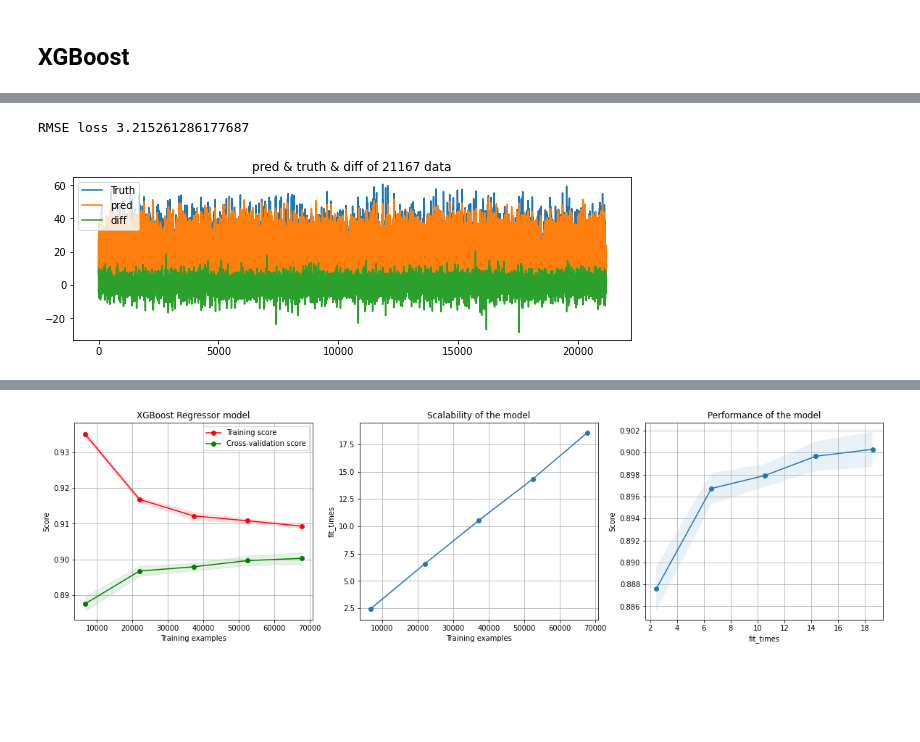
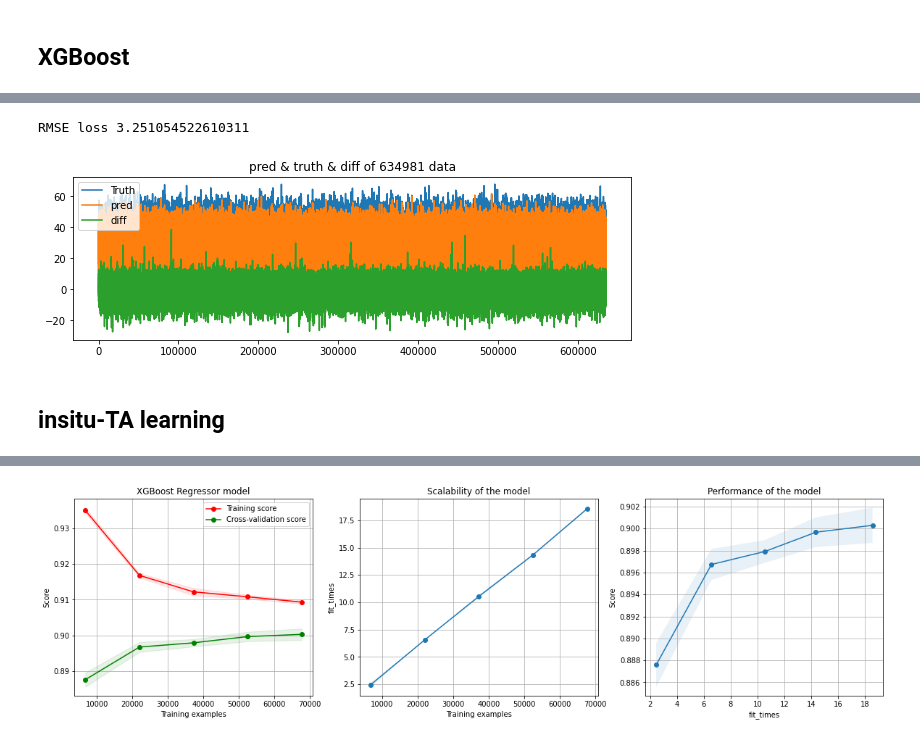
Before and after one commit to luanakwon/GroundTemperature, a Jupyter notebook: GroundTemp.ipynb, the cells around one changed output, grey strips where cells are left out. Saved outputs shown, nothing was run; the diff lists cells and outputs as text; code cells hidden in the pictures; blank space fills up the shorter version.

```diff
--- a/GroundTemp.ipynb
+++ b/GroundTemp.ipynb
@@ -194,10 +194,10 @@ print(df.shape)
 # %%
-X_train, X_test, Y_train, Y_test = train_test_split(
-    df.loc[:,timecol+featureInUse],df.loc[:,target], test_size=0.2*fraction, train_size=0.8*fraction,
+X_train, X_val, Y_train_all, Y_val_all = train_test_split(
+    df.loc[:,timecol+featureInUse],df.loc[:,targets], test_size=0.2*fraction, train_size=0.8*fraction,
     random_state=RANDOM_STATE, shuffle=True, stratify=None)
-print(f"{X_train.shape[0]} train values, {X_test.shape[0]} test values out of {df.shape[0]} values")
+print(f"{X_train.shape[0]} train values, {X_val.shape[0]} test values out of {df.shape[0]} values")
 print(X_train.shape)
-print(X_test.shape)
-print(Y_train.shape)
-print(Y_test.shape)
+print(X_val.shape)
+print(Y_train_all.shape)
+print(Y_val_all.shape)
 # %% [output]
@@ -386,8 +397,8 @@ import xgboost as xgb
 # %%
 XGBR_model = xgb.XGBRegressor(
-    max_depth=4,
-    learning_rate=0.03,
-    n_estimators=2000,
+    max_depth=3,
+    learning_rate=0.1,
+    n_estimators=1700,
     verbosity=0,
     silent=None,
     objective="reg:squarederror",
@@ -397,7 +408,7 @@ XGBR_model = xgb.XGBRegressor(
     gamma=0,
     min_child_weight=1,
     max_delta_step=0,
-    subsample=1,
+    subsample=0.8,
     colsample_bytree=1,
     colsample_bylevel=1,
     colsample_bynode=1,
@@ -412,4 +423,4 @@ XGBR_model = xgb.XGBRegressor(
     predictor='cpu_predictor'
 )
 # %%
-XGBR_model.fit(X_train,Y_train,eval_set=[(X_train,Y_train),(X_test,Y_test)])
+XGBR_model.fit(X_train,Y_train,eval_set=[(X_train,Y_train),(X_val,Y_val)])
@@ -446,17 +450,19 @@ RMSE = 3.28819
 # %%
-prediction = XGBR_model.predict(X_test)
-diff = prediction - Y_test.values.ravel()
+prediction = XGBR_model.predict(X_val)
+diff = prediction - Y_val.values.ravel()
 loss = np.sqrt(np.mean(diff**2))
 print(f'RMSE loss {loss}')
 # %% [output]
-RMSE loss 3.215261286177687
+RMSE loss 3.251054522610311
 # %%
 plt.figure(figsize=(10,3))
-plt.title(f'pred & truth & diff of {X_test.shape[0]} data')
-plt.plot(Y_test.values.ravel(), label='Truth')
+plt.title(f'pred & truth & diff of {X_val.shape[0]} data')
+plt.plot(Y_val.values.ravel(), label='Truth')
 plt.plot(prediction,label='pred')
 plt.plot(diff,label='diff')
 plt.legend()
 plt.show()
 # %% [output]
-[figure, old version]
+[figure, new version]
+# %% [markdown]
+## insitu-TA learning
```
Also changed, not shown: parts of 32 cells of this notebook.
